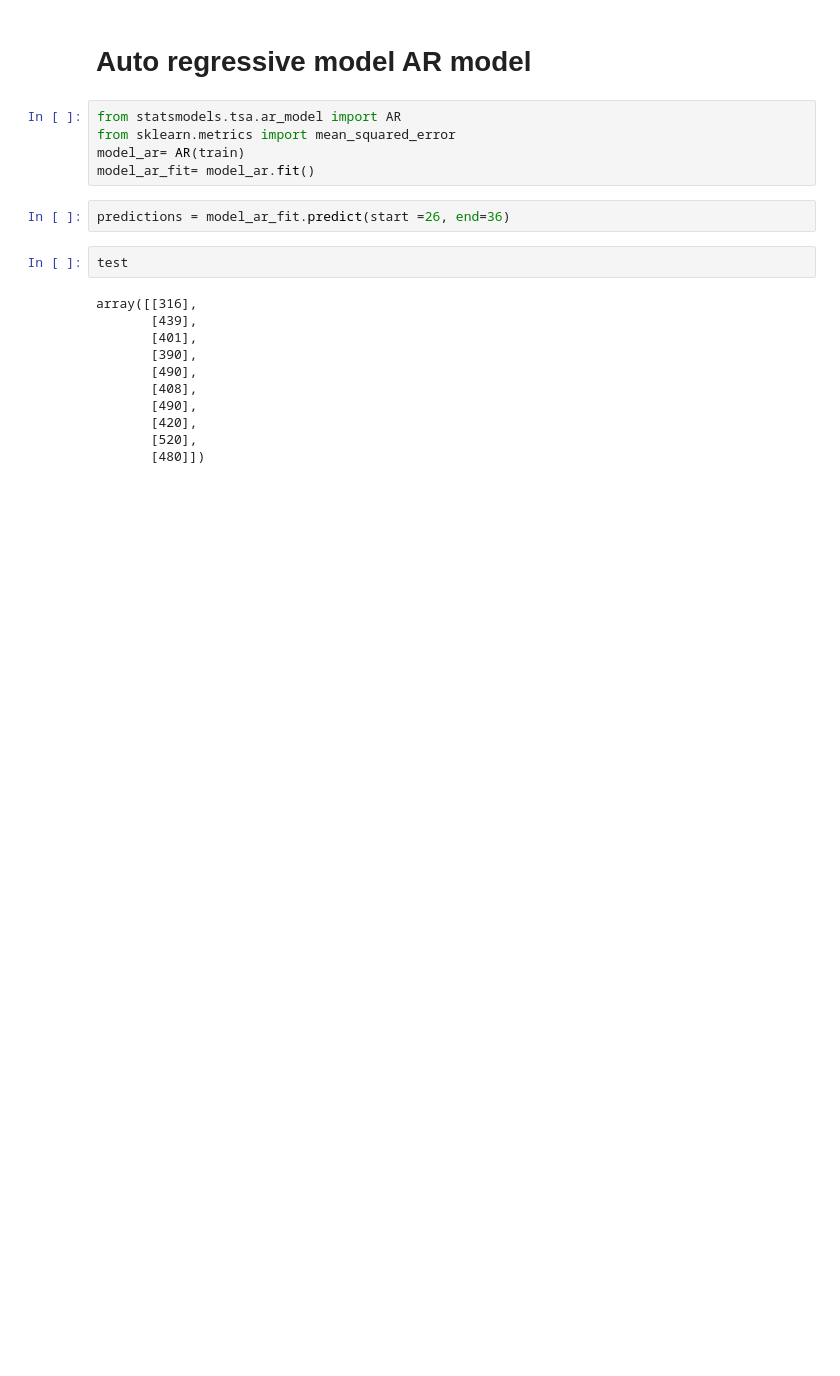
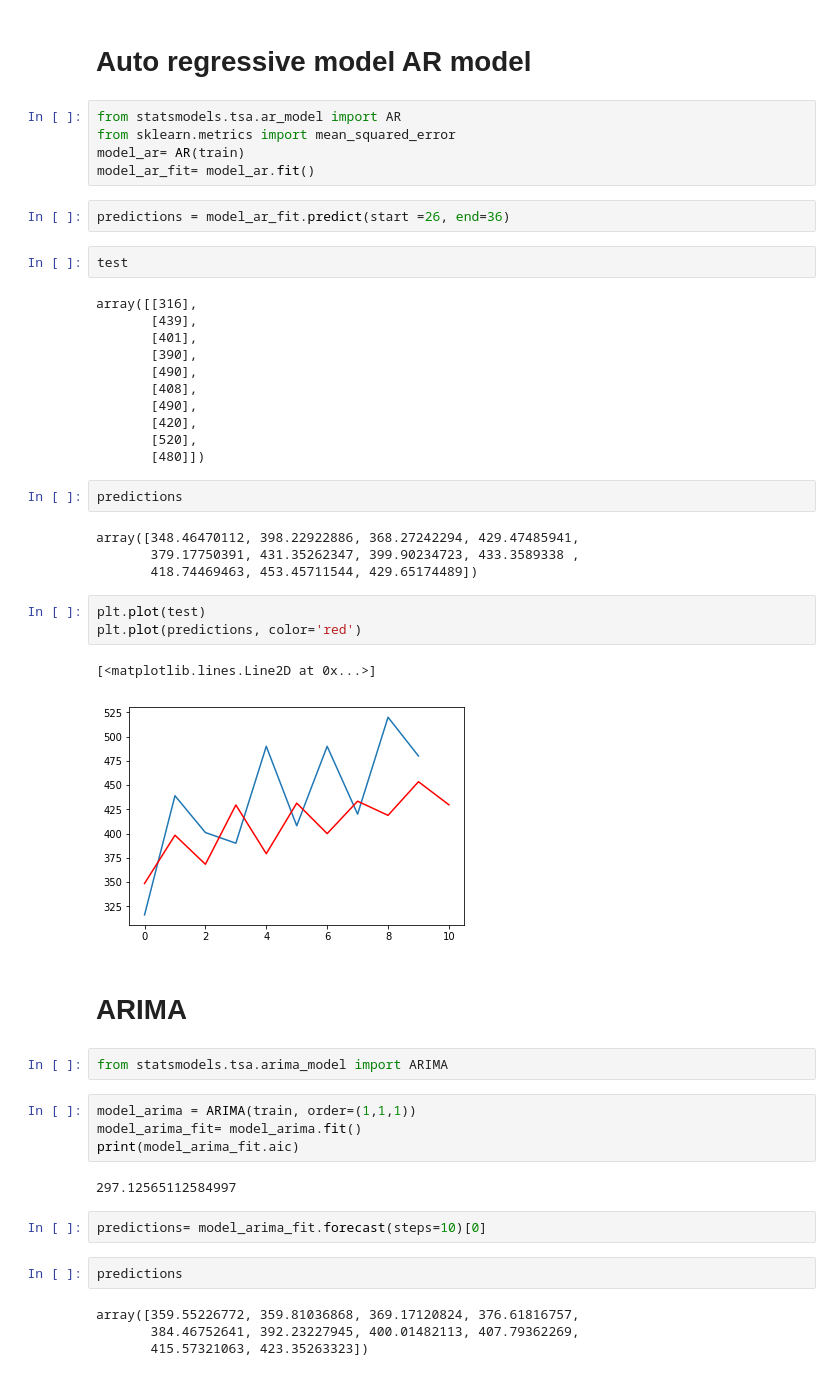
Before and after one commit to Meghashyamt/python, a Jupyter notebook: TimeSeries.ipynb, the cells around one changed output. Drawn from its saved outputs; the diff is of its cells as text; blank space fills up the shorter version.

```diff
--- a/TimeSeries.ipynb
+++ b/TimeSeries.ipynb
@@ -101,3 +101,33 @@ array([[316],
        [420],
        [520],
        [480]])
+# %%
+predictions
+# %% [output]
+array([348.46470112, 398.22922886, 368.27242294, 429.47485941,
+       379.17750391, 431.35262347, 399.90234723, 433.3589338 ,
+       418.74469463, 453.45711544, 429.65174489])
+# %%
+plt.plot(test)
+plt.plot(predictions, color='red')
+# %% [output]
+[<matplotlib.lines.Line2D at 0x...>]
+[figure, added]
+# %% [markdown]
+# ARIMA
+# %%
+from statsmodels.tsa.arima_model import ARIMA
+# %%
+model_arima = ARIMA(train, order=(1,1,1))
+model_arima_fit= model_arima.fit()
+print(model_arima_fit.aic)
+# %% [output]
+297.12565112584997
+# %%
+predictions= model_arima_fit.forecast(steps=10)[0]
+# %%
+predictions
+# %% [output]
+array([359.55226772, 359.81036868, 369.17120824, 376.61816757,
+       384.46752641, 392.23227945, 400.01482113, 407.79362269,
+       415.57321063, 423.35263323])
```
Also changed, not shown: parts of 1 cell of this notebook.
